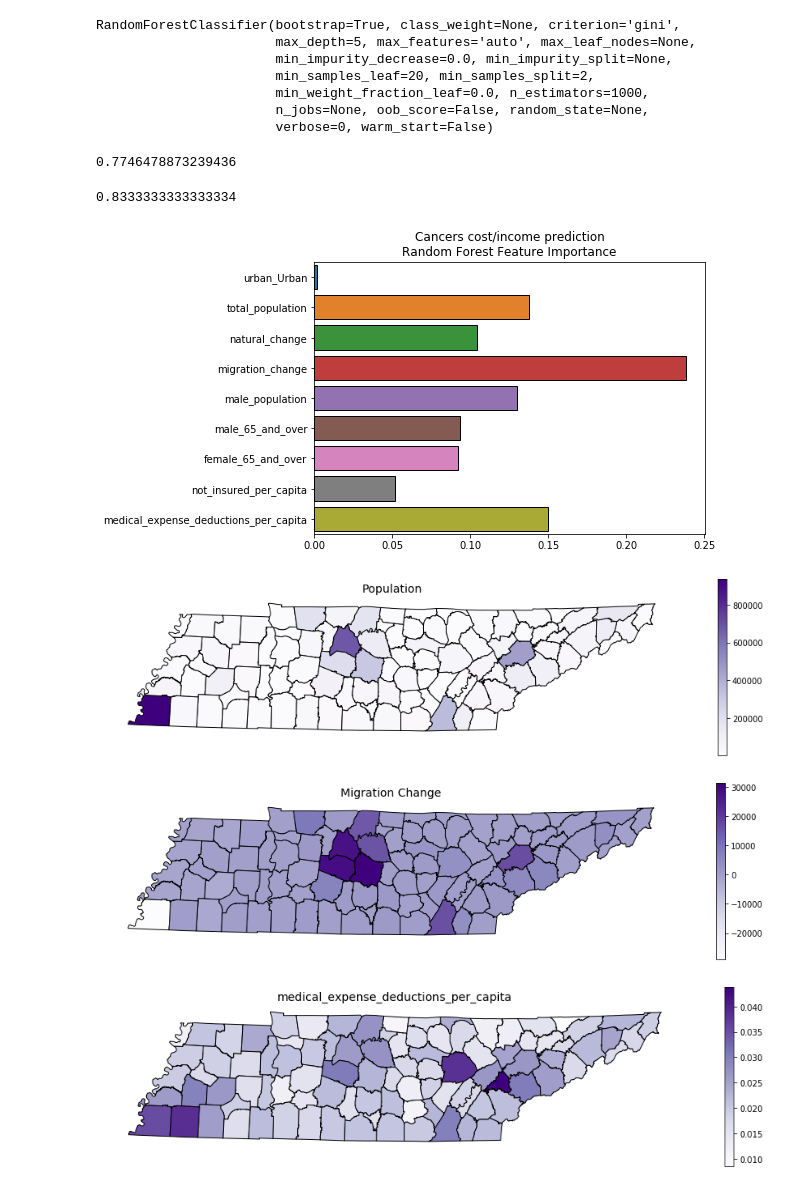
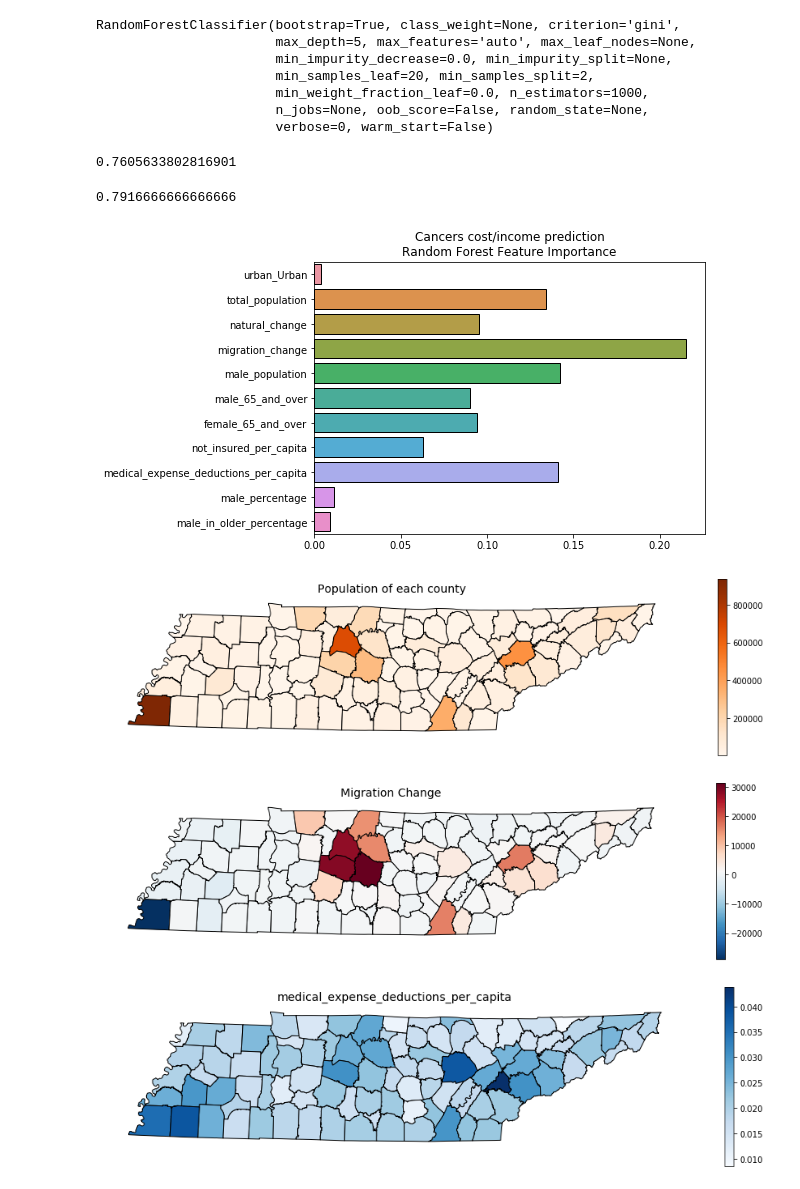
Before and after one commit to yunkaizhang/vanderbilt-data-essentials-cohort-2, a Jupyter notebook: code/YZ_Code_Final_Project.ipynb, the cells around one changed output. Cells and saved outputs as stored; diff of their text form; code cells hidden in the pictures.

```diff
--- a/code/YZ_Code_Final_Project.ipynb
+++ b/code/YZ_Code_Final_Project.ipynb
@@ -90,6 +90,9 @@ plt.title('Relationship of total_population vs. exemptions');
 [figure]
 # %%
 other_data = other_data.drop(columns=['exemptions'])
+other_data['male_percentage'] = other_data.male_population / other_data.total_population
+other_data['male_in_older_percentage'] = other_data.male_65_and_over / (other_data.male_65_and_over + other_data.female_65_and_over)
+# other_data = other_data.drop(columns=['male_population','female_65_and_over','male_65_and_over'])
 ha_all_data = pd.merge(tn_ha_cost2,other_data,on='county',how='inner')
 ha_all_data = ha_all_data.dropna()
 cancer_all_data = pd.merge(tn_cancer_cost2,other_data,on='county',how='inner')
@@ -191,18 +198,18 @@ RandomForestClassifier(bootstrap=True, class_weight=None, criterion='gini',
 y_pred_train = forest.predict(X_train)
 print(metrics.accuracy_score(y_train, y_pred_train))
 # %% [output]
-0.7746478873239436
+0.7605633802816901
 # %%
 y_pred = forest.predict(X_test)
 print(metrics.accuracy_score(y_test, y_pred))
 # %% [output]
-0.8333333333333334
+0.7916666666666666
 # %%
 fig, ax = plt.subplots(figsize = (7,5))
 sns.barplot(x = forest.feature_importances_, y = list(X.columns), ax = ax, edgecolor = 'black')
 plt.title('Cancers cost/income prediction\nRandom Forest Feature Importance');
 # %% [output]
-[figure, old version]
+[figure, new version]
 # %%
 import geopandas as gpd
 
@@ -216,33 +223,33 @@ counties_cancer_all_data = pd.merge(counties, cancer_all_data,on='county',how='l
 # %%
 fig, ax = plt.subplots(figsize=(16,4))
 counties_cancer_all_data.plot(column = 'total_population',
-              cmap = 'Purples',
+              cmap = 'Oranges',
               edgecolor = 'black',
               legend = True,
               ax = ax)
-plt.title('Population', fontsize = 14)
+plt.title('Population of each county', fontsize = 14)
 ax.axis('off');
 # %% [output]
-[figure, old version]
+[figure, new version]
 # %%
 fig, ax = plt.subplots(figsize=(16,4))
 counties_cancer_all_data.plot(column = 'migration_change',
-              cmap = 'Purples',
+              cmap = 'RdBu_r',
               edgecolor = 'black',
               legend = True,
               ax = ax)
 plt.title('Migration Change', fontsize = 14)
 ax.axis('off');
 # %% [output]
-[figure, old version]
+[figure, new version]
 # %%
 fig, ax = plt.subplots(figsize=(16,4))
 counties_cancer_all_data.plot(column = 'medical_expense_deductions_per_capita',
-              cmap = 'Purples',
+              cmap = 'Blues',
               edgecolor = 'black',
               legend = True,
               ax = ax)
 plt.title('medical_expense_deductions_per_capita', fontsize = 14)
 ax.axis('off');
 # %% [output]
-[figure, old version]
+[figure, new version]
```
Also changed, not shown: parts of 8 cells of this notebook, 1 other file.
